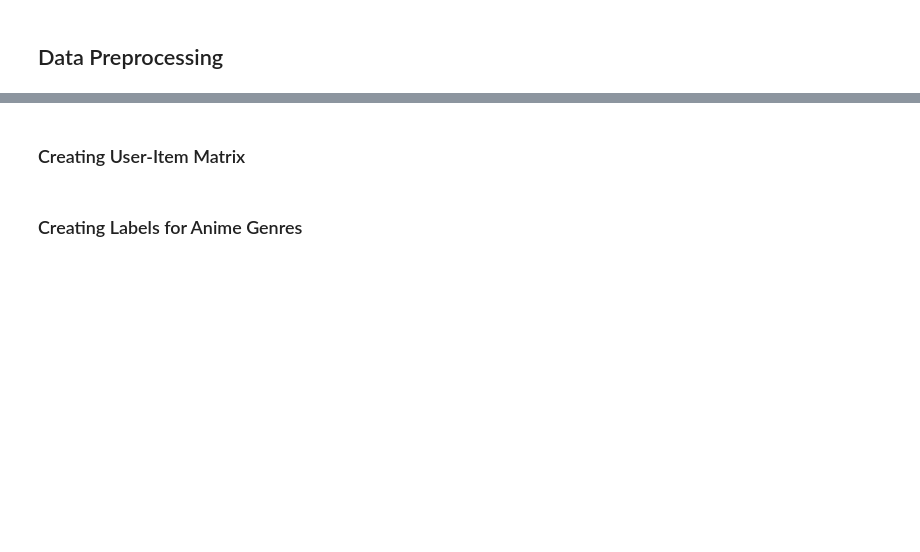
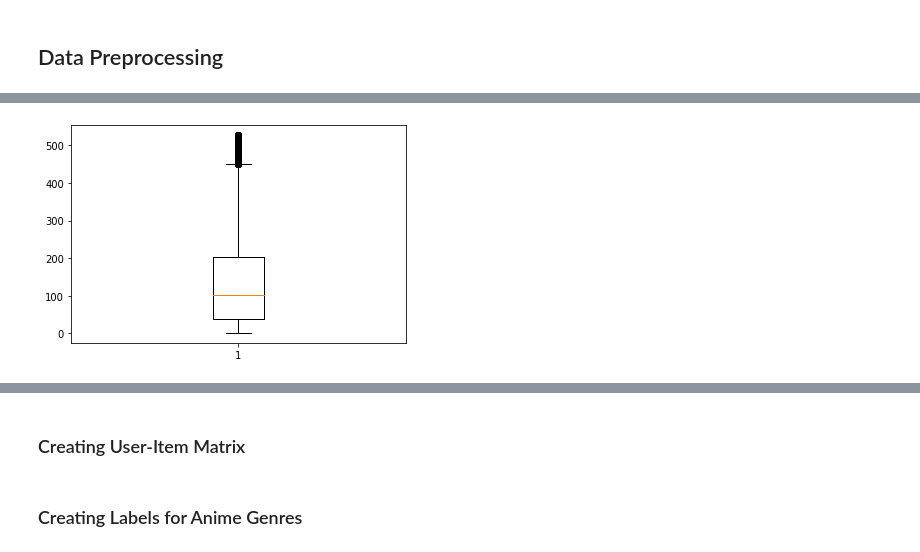
Before and after one commit to rusenbb/Anime_Recommender, a Jupyter notebook: recommender.ipynb, the cells around one changed output, grey strips where cells are left out. Cells and saved outputs as stored; diff of their text form; code cells hidden in the pictures; blank space fills up the shorter version.

```diff
--- a/recommender.ipynb
+++ b/recommender.ipynb
@@ -235,0 +246,30 @@ del temp_df
+# %%
+# Detecting and filtering out outlier users
+# some users have more than necessary ratings (max user has 15000 ratings. might be even
+# a bot, or a real weeb :) and some have very few reviews. we don't want to include them.
+temp_df = ratings[['user_id', 'rating']].groupby("user_id").count()
+
+IQR = temp_df.quantile(q=0.75) - temp_df.quantile(q=0.25)
+u_bound = (temp_df.quantile(q=0.75) + 1.5*IQR).iloc[0]
+l_bound = (temp_df.quantile(q=0.25) - 1.5*IQR).iloc[0]
+outlier_filter = temp_df['rating'].between(left=l_bound, right=u_bound)
+
+
+print(f"Before outlier removal user num: {len(temp_df.index)}")
+print(f"Before outlier removal rating num: {len(ratings.index)}")
+print(f"Before outlier removal rated anime num:\
+    {len(ratings[['anime_id', 'rating']].groupby('anime_id').count().index)}")
+print("########################################################")
+print("####################   Outlier Removal   ###############")
+print("########################################################")
+ratings = ratings[ratings['user_id'].isin((temp_df[outlier_filter]).index)]
+
+print(f"After outlier removal user num: {len(temp_df[outlier_filter].index)}")
+print(f"After outlier removal rating num: {len(ratings.index)}")
+print(f"After outlier removal rated anime num:\
+    {len(ratings[['anime_id', 'rating']].groupby('anime_id').count().index)}")
+del temp_df
+del outlier_filter
+del IQR
+del u_bound
+del l_bound
@@ -235,0 +286,6 @@ del temp_df
+# %%
+plt.boxplot(ratings[['user_id', 'rating']].groupby("user_id").count())
+plt.show()
+# better
+# %% [output]
+[figure, added]
```
Also changed, not shown: parts of 27 cells of this notebook.
